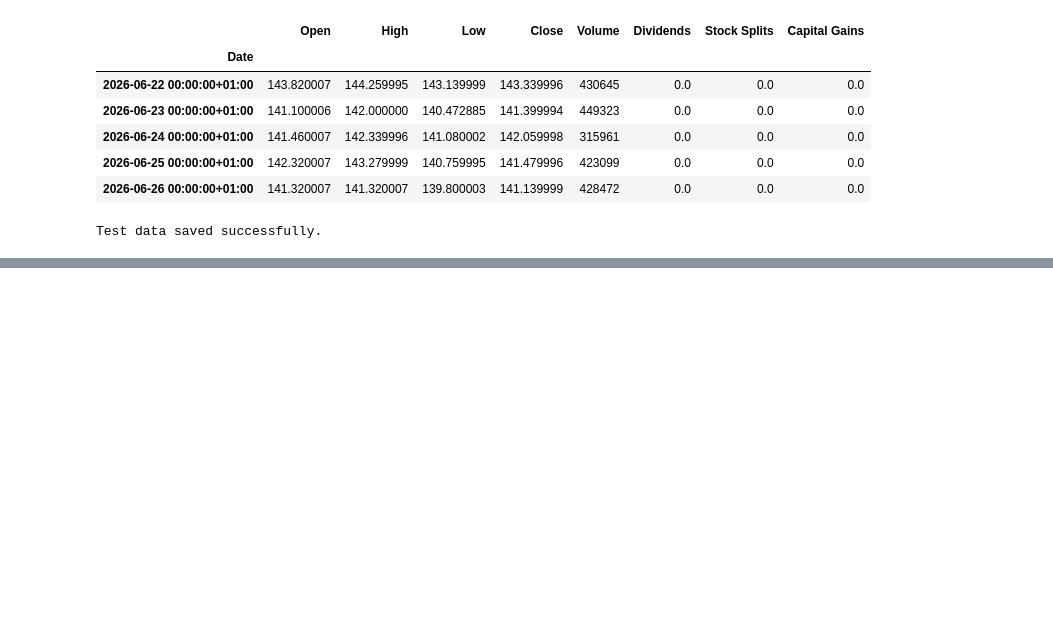
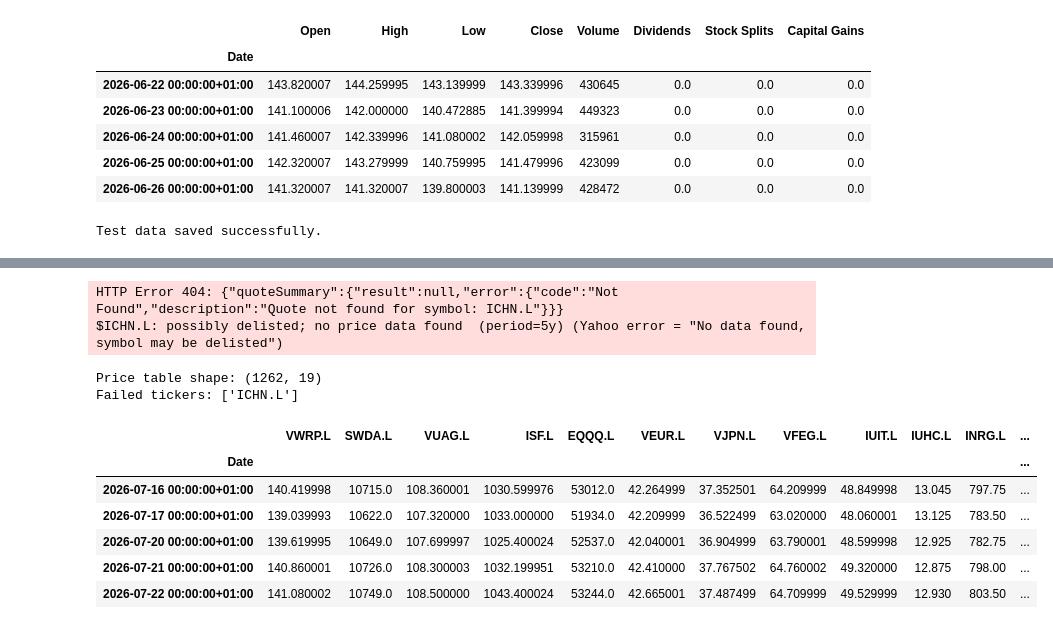
Before and after one commit to bevan7cross7-pixel/etf-risk-framework, a Jupyter notebook: notebooks/01_data_collection.ipynb, the cells around one changed output, grey strips where cells are left out. Saved outputs shown, nothing was run; the diff lists cells and outputs as text; code cells hidden in the pictures; blank space fills up the shorter version.

```diff
--- a/notebooks/01_data_collection.ipynb
+++ b/notebooks/01_data_collection.ipynb
@@ -36,0 +149,7 @@ Test data saved successfully.
+# %%
+etf_universe["Ticker"] = etf_universe["Ticker"].astype("string").str.strip()
+
+print("Missing tickers:", etf_universe["Ticker"].isna().sum())
+print("Duplicate tickers:", etf_universe["Ticker"].duplicated().sum())
+
+etf_universe[["ETF_ID", "ETF_Name", "Ticker"]]
@@ -36,0 +176,40 @@ Test data saved successfully.
+# %%
+price_series = []
+failed_tickers = []
+
+for ticker in etf_universe["Ticker"].dropna().unique():
+    try:
+        history = yf.Ticker(ticker).history(
+            period="5y",
+            interval="1d",
+            auto_adjust=True
+        )
+
+        if history.empty:
+            failed_tickers.append(ticker)
+            continue
+
+        price_series.append(history["Close"].rename(ticker))
+
+    except Exception as error:
+        print(f"Error downloading {ticker}: {error}")
+        failed_tickers.append(ticker)
+
+etf_prices = pd.concat(price_series, axis=1).sort_index()
+
+print("Price table shape:", etf_prices.shape)
+print("Failed tickers:", failed_tickers)
+
+etf_prices.tail()
+# %% [output]
+HTTP Error 404: {"quoteSummary":{"result":null,"error":{"code":"Not Found","description":"Quote not found for symbol: ICHN.L"}}}
+$ICHN.L: possibly delisted; no price data found  (period=5y) (Yahoo error = "No data found, symbol may be delisted")
+Price table shape: (1262, 19)
+Failed tickers: ['ICHN.L']
+|  | VWRP.L | SWDA.L | VUAG.L | ISF.L | EQQQ.L | VEUR.L | VJPN.L | VFEG.L | IUIT.L | IUHC.L | INRG.L | ... |
+| Date |  |  |  |  |  |  |  |  |  |  |  | ... |
+| 2026-07-16 00:00:00+01:00 | 140.419998 | 10715.0 | 108.360001 | 1030.599976 | 53012.0 | 42.264999 | 37.352501 | 64.209999 | 48.849998 | 13.045 | 797.75 | ... |
+| 2026-07-17 00:00:00+01:00 | 139.039993 | 10622.0 | 107.320000 | 1033.000000 | 51934.0 | 42.209999 | 36.522499 | 63.020000 | 48.060001 | 13.125 | 783.50 | ... |
+| 2026-07-20 00:00:00+01:00 | 139.619995 | 10649.0 | 107.699997 | 1025.400024 | 52537.0 | 42.040001 | 36.904999 | 63.790001 | 48.599998 | 12.925 | 782.75 | ... |
+| 2026-07-21 00:00:00+01:00 | 140.860001 | 10726.0 | 108.300003 | 1032.199951 | 53210.0 | 42.410000 | 37.767502 | 64.760002 | 49.320000 | 12.875 | 798.00 | ... |
+| 2026-07-22 00:00:00+01:00 | 141.080002 | 10749.0 | 108.500000 | 1043.400024 | 53244.0 | 42.665001 | 37.487499 | 64.709999 | 49.529999 | 12.930 | 803.50 | ... |
```
Also changed, not shown: parts of 10 cells of this notebook, 1 other file.
